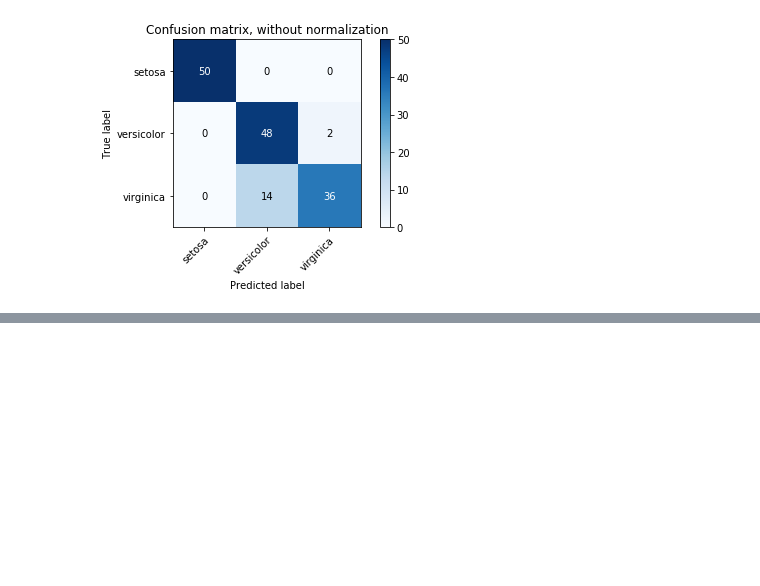
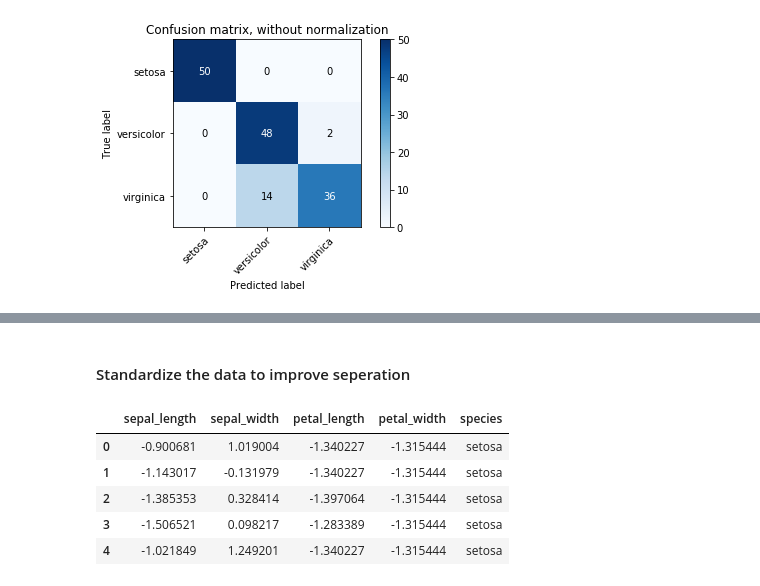
Before and after one commit to robahall/MLAlgoProjects, a Jupyter notebook: notebooks/1.0_rah_iris-kmeans.ipynb, the cells around one changed output, grey strips where cells are left out. Cells and saved outputs as stored; diff of their text form; code cells hidden in the pictures; blank space fills up the shorter version.

```diff
--- a/notebooks/1.0_rah_iris-kmeans.ipynb
+++ b/notebooks/1.0_rah_iris-kmeans.ipynb
@@ -224,0 +225,2 @@ TODO: Plot scatter of actual versus predicted
+# %% [markdown]
+#### Standardize the data to improve seperation
@@ -224,0 +236,9 @@ TODO: Plot scatter of actual versus predicted
+# %%
+iris_df_stand.head()
+# %% [output]
+|  | sepal_length | sepal_width | petal_length | petal_width | species |
+| 0 | -0.900681 | 1.019004 | -1.340227 | -1.315444 | setosa |
+| 1 | -1.143017 | -0.131979 | -1.340227 | -1.315444 | setosa |
+| 2 | -1.385353 | 0.328414 | -1.397064 | -1.315444 | setosa |
+| 3 | -1.506521 | 0.098217 | -1.283389 | -1.315444 | setosa |
+| 4 | -1.021849 | 1.249201 | -1.340227 | -1.315444 | setosa |
```
Also changed, not shown: parts of 10 cells of this notebook.
